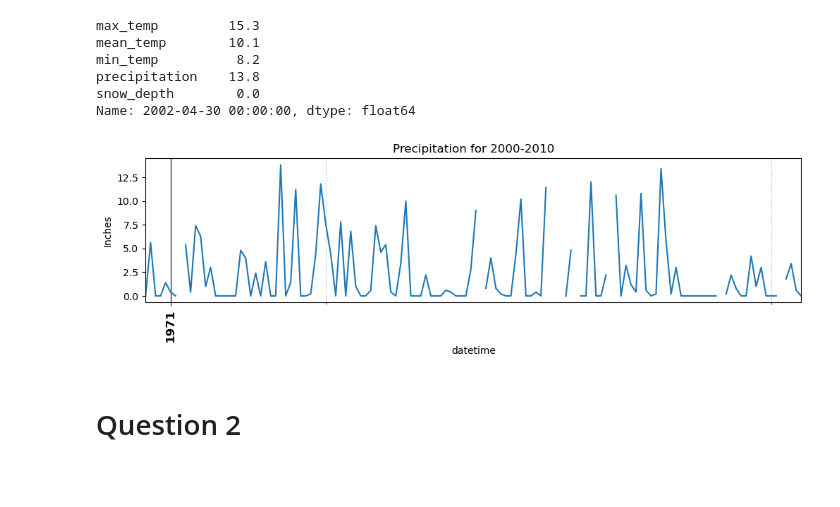
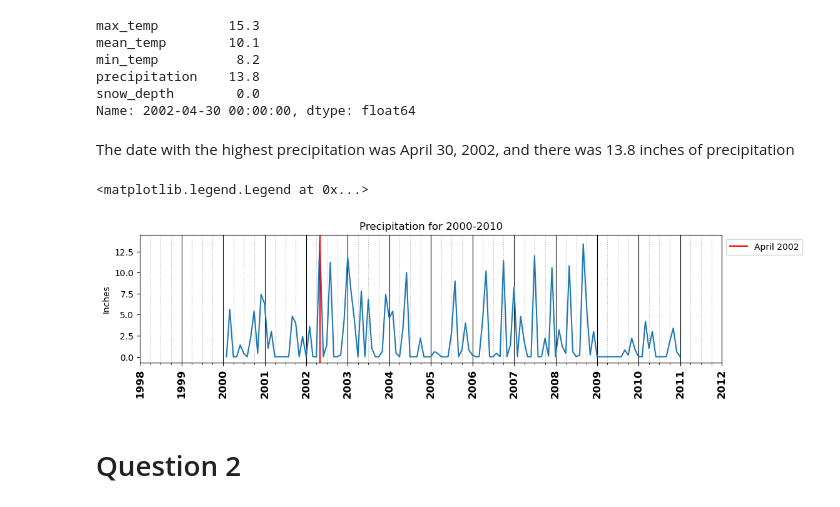
Before and after one commit to Josh-XS/Resampling-Datetime-Data, a Jupyter notebook: Resampling Datetime Data.ipynb, the cells around one changed output. Drawn from its saved outputs; the diff is of its cells as text; code cells hidden in the pictures; blank space fills up the shorter version.

```diff
--- a/Resampling Datetime Data.ipynb
+++ b/Resampling Datetime Data.ipynb
@@ -97,0 +100,2 @@ dtype: int64
+# %%
+df = df.interpolate(columns=['max_temp','mean_temp','min_temp'])
@@ -97,0 +104,2 @@ dtype: int64
+# %%
+df = df.fillna(0)
@@ -129,6 +146,8 @@ min_temp          8.2
 precipitation    13.8
 snow_depth        0.0
 Name: 2002-04-30 00:00:00, dtype: float64
+# %% [markdown]
+The date with the highest precipitation was April 30, 2002, and there was 13.8 inches of precipitation
 # %%
 ## creating our tick locators and formatters
 ## for minor month ticks
@@ -139,24 +158,30 @@ loc_year = mdates.YearLocator()
 fmt_year = mdates.DateFormatter("%Y")
 # %%
 fig, ax = plt.subplots(figsize=(12,3))
-q1df['precipitation'].plot(ax=ax,title='Precipitation for 2000-2010')
+ax.plot(q1df['precipitation'].index,q1df['precipitation'].values,)
+# set title
+ax.set_title('Precipitation for 2000-2010')
 # xticks, xlabels
 ax.set_xticks(ax.get_xticks())
 ax.set_xticklabels(ax.get_xticklabels(), fontsize='large',fontweight='bold' )
 # ylabels
 ax.set_ylabel('Inches')
 # minor ticks
 ax.xaxis.set_minor_locator(loc_3months)
 # major ticks
 ax.xaxis.set_major_locator(loc_year)
 ax.xaxis.set_major_formatter(fmt_year)
 # grid lines
 ax.grid(which='minor',axis='x',ls=":")
 ax.grid(which='major',axis='x',color='k')
 # rotate major ticks
 fig.autofmt_xdate(rotation=90,ha='center')
+# add vertical line and legend
+plt.axvline(x = max_precipitation_date, color = 'r', label = 'April 2002')
+plt.legend(bbox_to_anchor = (1.0, 1), loc = 'upper left')
 # %% [output]
+<matplotlib.legend.Legend at 0x...>
-[figure, old version]
+[figure, new version]
 # %% [markdown]
 # Question 2
 # %%
```
Also changed, not shown: parts of 9 cells of this notebook.
